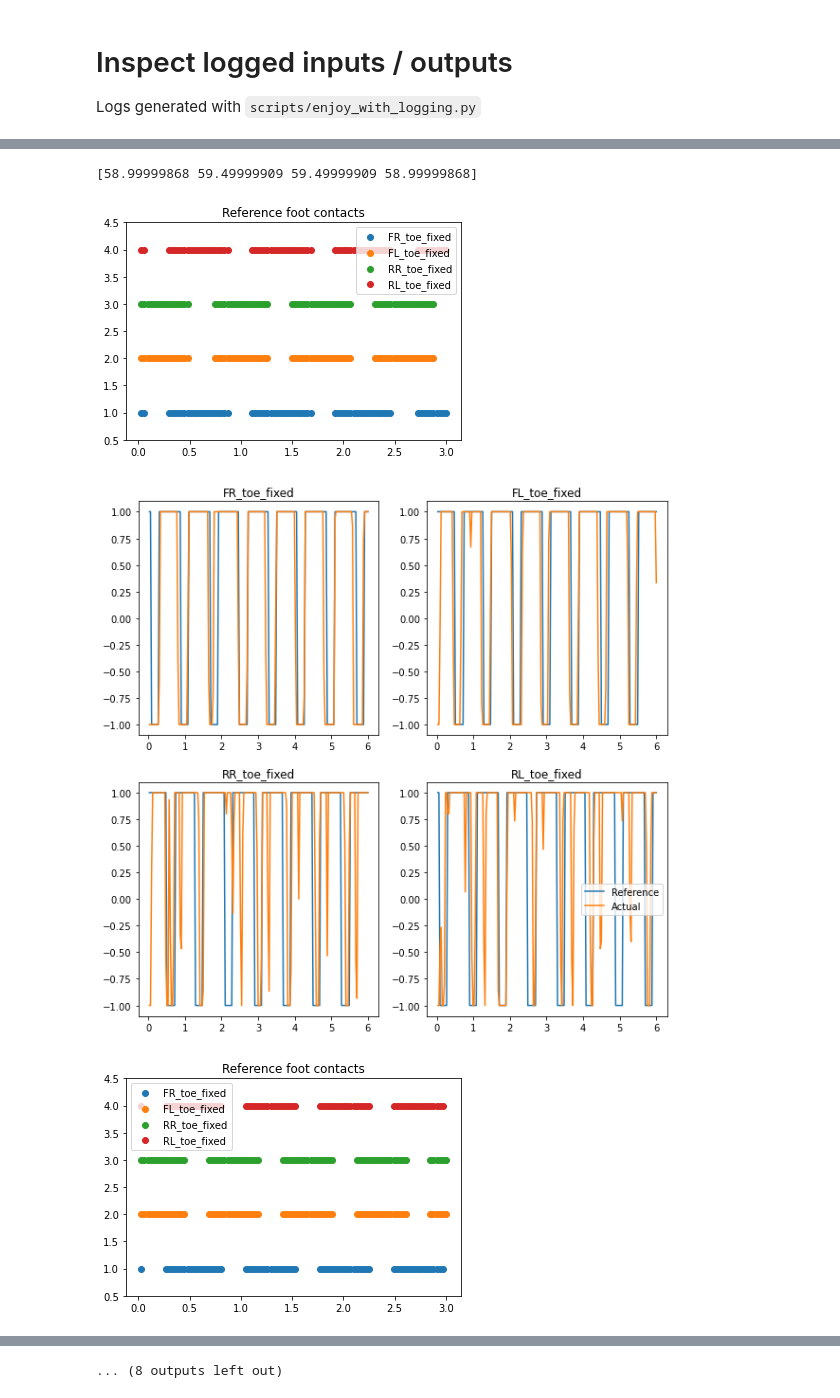
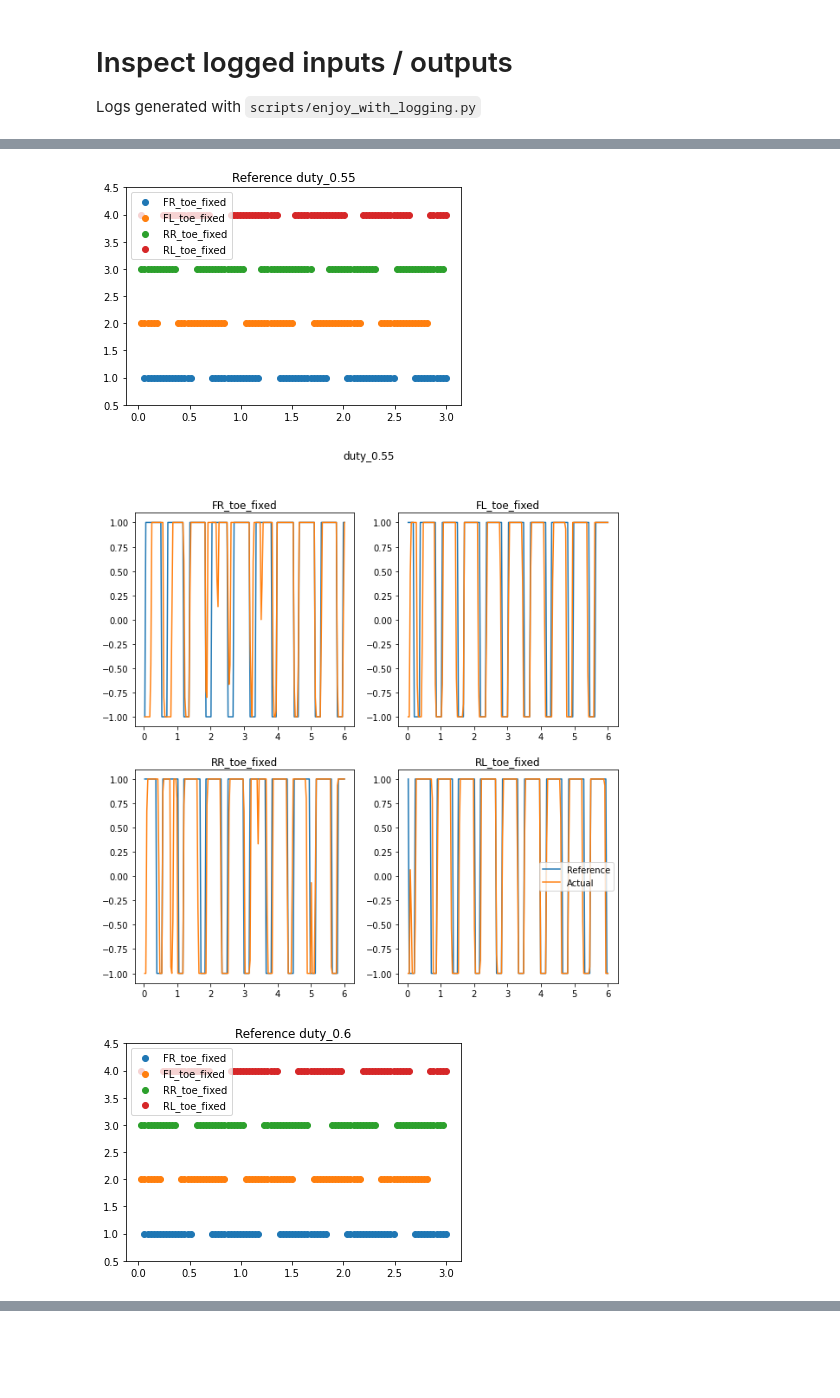
Before and after one commit to mcx-lab/rl-baselines3-zoo, a Jupyter notebook: notebooks/inspect_stats.ipynb, the cells around one changed output, grey strips where cells are left out. Saved outputs shown, nothing was run; the diff lists cells and outputs as text; code cells hidden in the pictures; blank space fills up the shorter version.

```diff
--- a/notebooks/inspect_stats.ipynb
+++ b/notebooks/inspect_stats.ipynb
@@ -9,7 +9,7 @@ PosixPath('/home/daniel/Documents/github/mcx-lab/rl-baselines3-zoo')
 import gym
 import utils.import_envs
 
-env = gym.make('A1GymEnv-v0')
+env = gym.make('A1GymEnv-v0', gait_name='trot')
 env.observation_space.shape
 print(env.all_sensors())
 foot_names = env.robot.GetFootNames()
@@ -45,15 +47,10 @@ def load_normalizer(model_dir):
         normalizer = pickle.load(file)
     return normalizer
 # %%
-model_dir = project_dir / 'trot_logs' / 'ppo' / 'A1GymEnv-v0_2'
+model_dir = project_dir / 'logs/trot_rew_fn_experiments' / 'ppo' / 'A1GymEnv-v0_5'
 stats_dirs = [
-    model_dir / 'experiments' / 'test_1.2Hz',
-    model_dir / 'experiments' / 'test_1.3Hz',
-    model_dir / 'experiments' / 'test_1.4Hz',
-    model_dir / 'experiments' / 'test_1.5Hz',
-    model_dir / 'experiments' / 'test_1.6Hz',
-    model_dir / 'experiments' / 'test_1.7Hz',
-    model_dir / 'experiments' / 'test_1.8Hz'
+    model_dir / 'test_var_duty' / f'duty_{str(round(duty,2))}' \
+        for duty in np.linspace(0.55, 0.9, 7, endpoint=False)
 ]
 # stats_dir1 = model_dir / 'experiments' / 'vary_freq' / 'train_1.0Hz_test_1.0Hz_alpha_10.0'
 # stats_dir2 = model_dir / 'experiments' / 'vary_freq' / 'train_1.0Hz_test_2.0Hz'
@@ -61,7 +58,7 @@ stats_dirs = [
 statss = [load_robot_states(sd) for sd in stats_dirs]
 normalizer = load_normalizer(model_dir)
 
-def plot_foot_contact_sequence(stats, normalizer):
+def plot_foot_contact_sequence(stats, stats_dir, normalizer):
     import matplotlib.pyplot as plt
 
     time = stats[0]
@@ -74,7 +71,7 @@ def plot_foot_contact_sequence(stats, normalizer):
     print(num_cycles)
 
     plt.figure()
-    plt.title(f"Reference foot contacts")
+    plt.title(f"Reference {stats_dir.name}")
     plt.ylim(0.5, 4.5)
     for i in range(4):
         plt.scatter(time[:100], ref_foot_contacts[:100, i] * (i+1), label = foot_names[i])
@@ -82,6 +79,7 @@ def plot_foot_contact_sequence(stats, normalizer):
 
 
     fig, ax = plt.subplots(2,2, figsize=(10,10))
+    fig.suptitle(stats_dir.name)
     idxes = [(0,0), (0,1), (1,0), (1,1)]
     for i in range(4):
         ax[idxes[i]].set_title(f"{foot_names[i]}")
@@ -89,6 +87,6 @@ def plot_foot_contact_sequence(stats, normalizer):
         ax[idxes[i]].plot(time[:200], act_foot_contacts[:200, i], label = 'Actual')
         plt.legend()
 
-for stats in statss:
-    plot_foot_contact_sequence(stats, normalizer)
+for stats, stats_dir in zip(statss, stats_dirs):
+    plot_foot_contact_sequence(stats, stats_dir, normalizer)
 # %% [output]
@@ -136,4 +136,3 @@ WARNING:matplotlib.legend:No handles with labels found to put in legend.
-[58.99999868 59.49999909 59.49999909 58.99999868]
-[figure, old version]
+[figure, new version]
-[figure, old version]
+[figure, new version]
-[figure, old version]
+[figure, new version]
@@ -143 +141,0 @@ WARNING:matplotlib.legend:No handles with labels found to put in legend.
-... (8 outputs left out)
```
Also changed, not shown: parts of 3 cells of this notebook, 4 other files.
